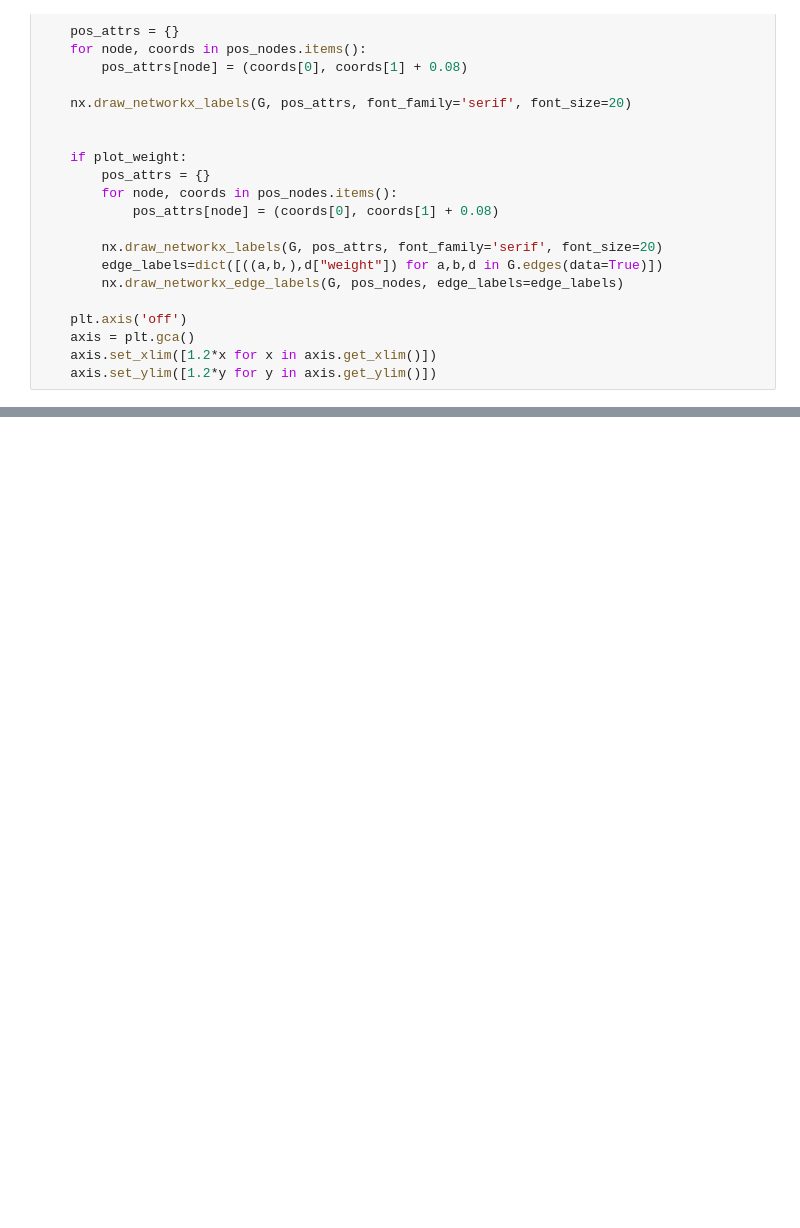
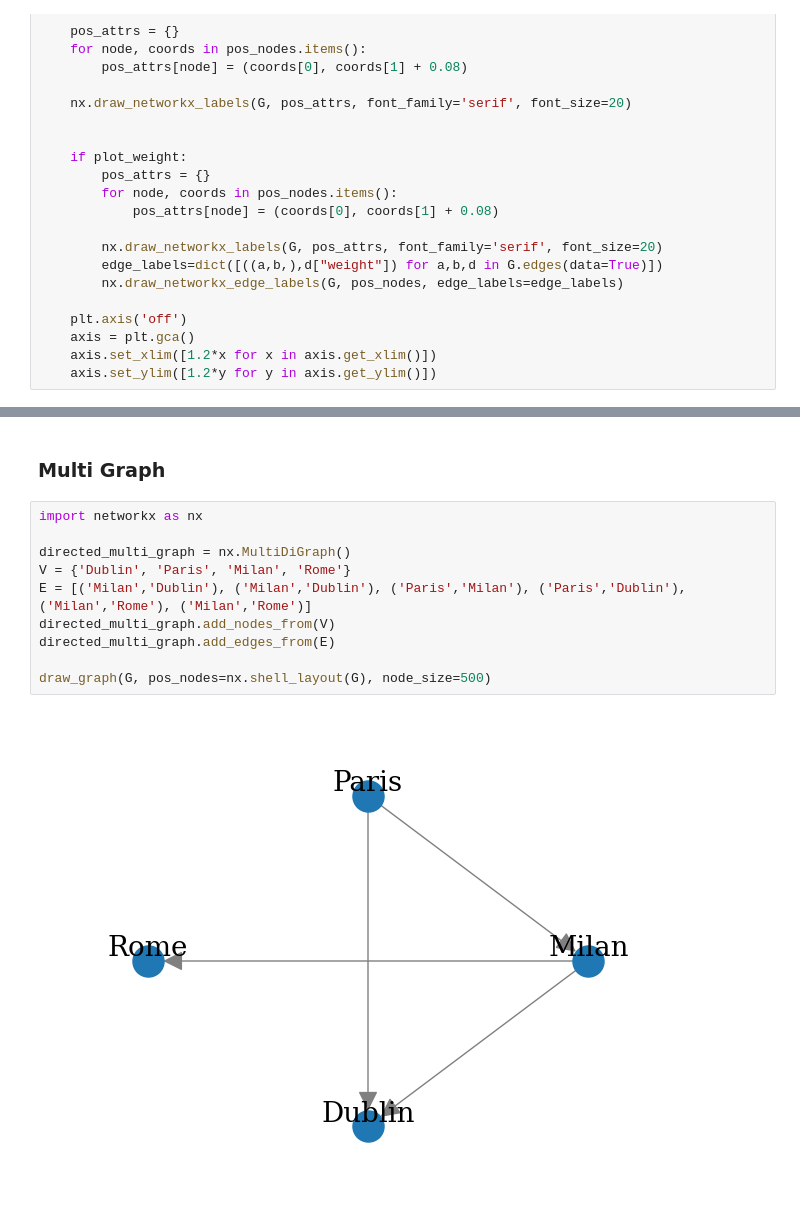
Before and after one commit to Gil-jung/GraphML, a Jupyter notebook: Chapter01/01_Introduction_Netrowkx.ipynb, the cells around one changed output, grey strips where cells are left out. Drawn from its saved outputs; the diff is of its cells as text; blank space fills up the shorter version.

```diff
--- a/Chapter01/01_Introduction_Netrowkx.ipynb
+++ b/Chapter01/01_Introduction_Netrowkx.ipynb
@@ -62,0 +202,14 @@ E = [('Milan', 'Dublin'), ('Milan', 'Paris'), ('Milan', 'Rome'), ('Paris', 'Dubl
+# %% [markdown]
+### Multi Graph
+# %%
+import networkx as nx
+
+directed_multi_graph = nx.MultiDiGraph()
+V = {'Dublin', 'Paris', 'Milan', 'Rome'}
+E = [('Milan','Dublin'), ('Milan','Dublin'), ('Paris','Milan'), ('Paris','Dublin'), ('Milan','Rome'), ('Milan','Rome')]
+directed_multi_graph.add_nodes_from(V)
+directed_multi_graph.add_edges_from(E)
+
+draw_graph(G, pos_nodes=nx.shell_layout(G), node_size=500)
+# %% [output]
+[figure, added]
```
Also changed, not shown: parts of 20 cells of this notebook, 5 other files.
